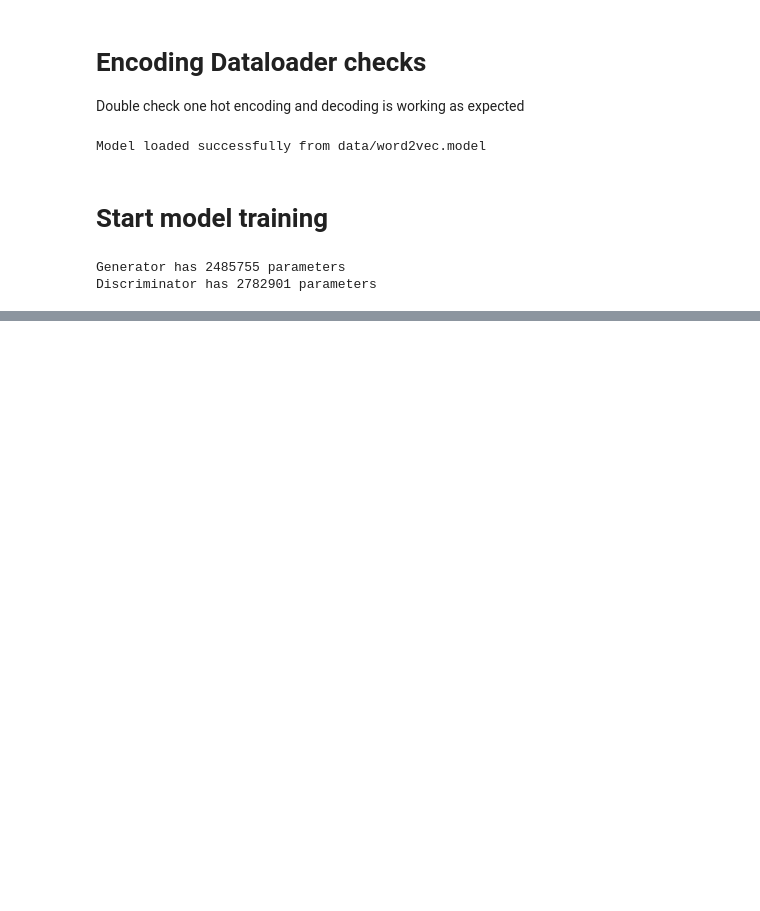
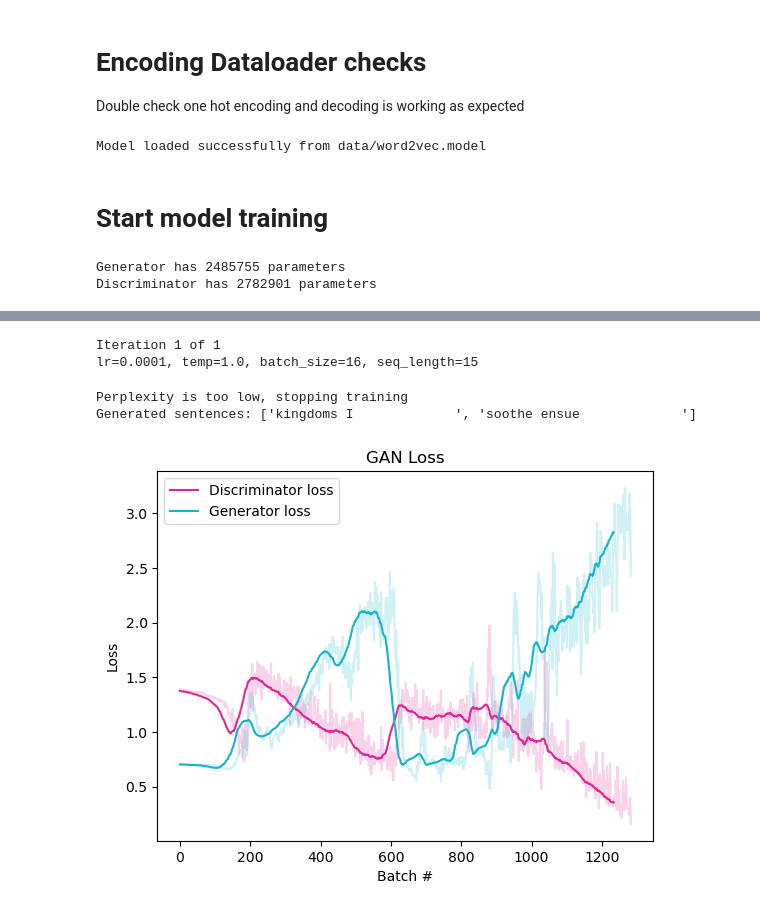
Before and after one commit to jhrudden/Shaky_N_GANs, a Jupyter notebook: train_gan.ipynb, the cells around one changed output, grey strips where cells are left out. Saved outputs shown, nothing was run; the diff lists cells and outputs as text; code cells hidden in the pictures; blank space fills up the shorter version.

Commit message:
clean up metrics and add stop condition for GAN training

```diff
--- a/train_gan.ipynb
+++ b/train_gan.ipynb
@@ -191,0 +302,19 @@ current_experiment_base_dir = os.path.join(LOG_DIR_BASE, experiment_id_base, str
+# %%
+BEST_LR_MODEL_PATH = './models/generator_lr_0.0001.pt'
+if os.path.exists(BEST_LR_MODEL_PATH):
+    generator = gan_module.load_gen_model(BEST_LR_MODEL_PATH, gen_input_dim, gen_hidden_dim, gen_output_dim, seq_length)
+    lr_results = [(0.0001, 1.0, 16, 15, 0.0, 0.0, generator, None, generate_sentences(generator, 1.0))]
+else:
+    possible_hyperparams = {
+        'lr': [0.0001],
+        'batch_size': [16],
+        'temp': [1.0],
+        'seq_length': [15],
+    }
+
+    lr_results = run_experiment(possible_hyperparams, "lr", num_epochs, train_sents, val_sents, word2vec_manager, calc_perplexity, LOG_DIR_BASE)
+# %% [output]
+Iteration 1 of 1
+lr=0.0001, temp=1.0, batch_size=16, seq_length=15
+Perplexity is too low, stopping training
+Generated sentences: ['kingdoms I             ', 'soothe ensue             ']
@@ -191,0 +323,31 @@ current_experiment_base_dir = os.path.join(LOG_DIR_BASE, experiment_id_base, str
+# %%
+def moving_average(data, window_size):
+    return np.convolve(data, np.ones(window_size)/window_size, mode='valid')
+# %%
+DISCRIM_LOSS_CSV_PATH = 'metrics/Loss _ Train_Discriminator Loss.csv'
+GEN_LOSS_CSV_PATH = 'metrics/Loss _ Train_Generator Loss.csv'
+GAN_LOSS_PLOT_PATH = 'figs/gan_loss_plot.png'
+
+import pandas as pd
+discrim_loss_df = pd.read_csv(DISCRIM_LOSS_CSV_PATH)
+gen_loss_df = pd.read_csv(GEN_LOSS_CSV_PATH)
+
+window_size = 40
+
+smoothed_discrim_loss = moving_average(discrim_loss_df['Value'], window_size)
+smoothed_gen_loss = moving_average(gen_loss_df['Value'], window_size)
+
+
+plt.plot(discrim_loss_df['Step'], discrim_loss_df['Value'], alpha=0.2, c='#e52592')
+plt.plot(gen_loss_df['Step'], gen_loss_df['Value'], alpha=0.2, c='#12b5cb')
+plt.plot(discrim_loss_df['Step'][:-(window_size - 1)], smoothed_discrim_loss, label='Discriminator loss', c='#e52592')
+plt.plot(gen_loss_df['Step'][:-(window_size - 1)], smoothed_gen_loss, label='Generator loss', c='#12b5cb')
+plt.xlabel('Batch #')
+plt.ylabel('Loss')
+plt.title('GAN Loss')
+# log scale
+plt.legend()
+
+plt.savefig(GAN_LOSS_PLOT_PATH)
+# %% [output]
+[figure, added]
```
Also changed, not shown: parts of 13 cells of this notebook, 1 other file.
